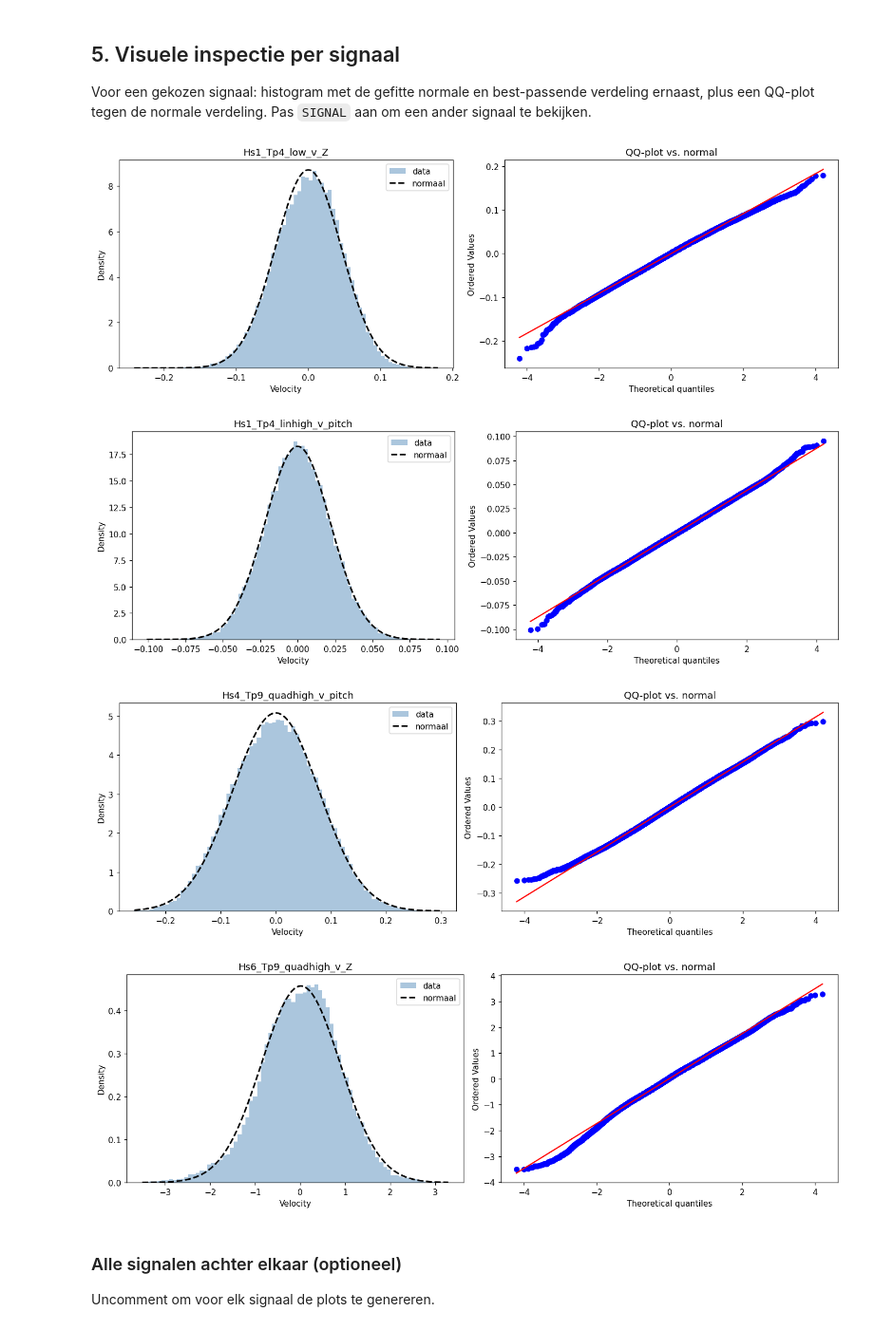
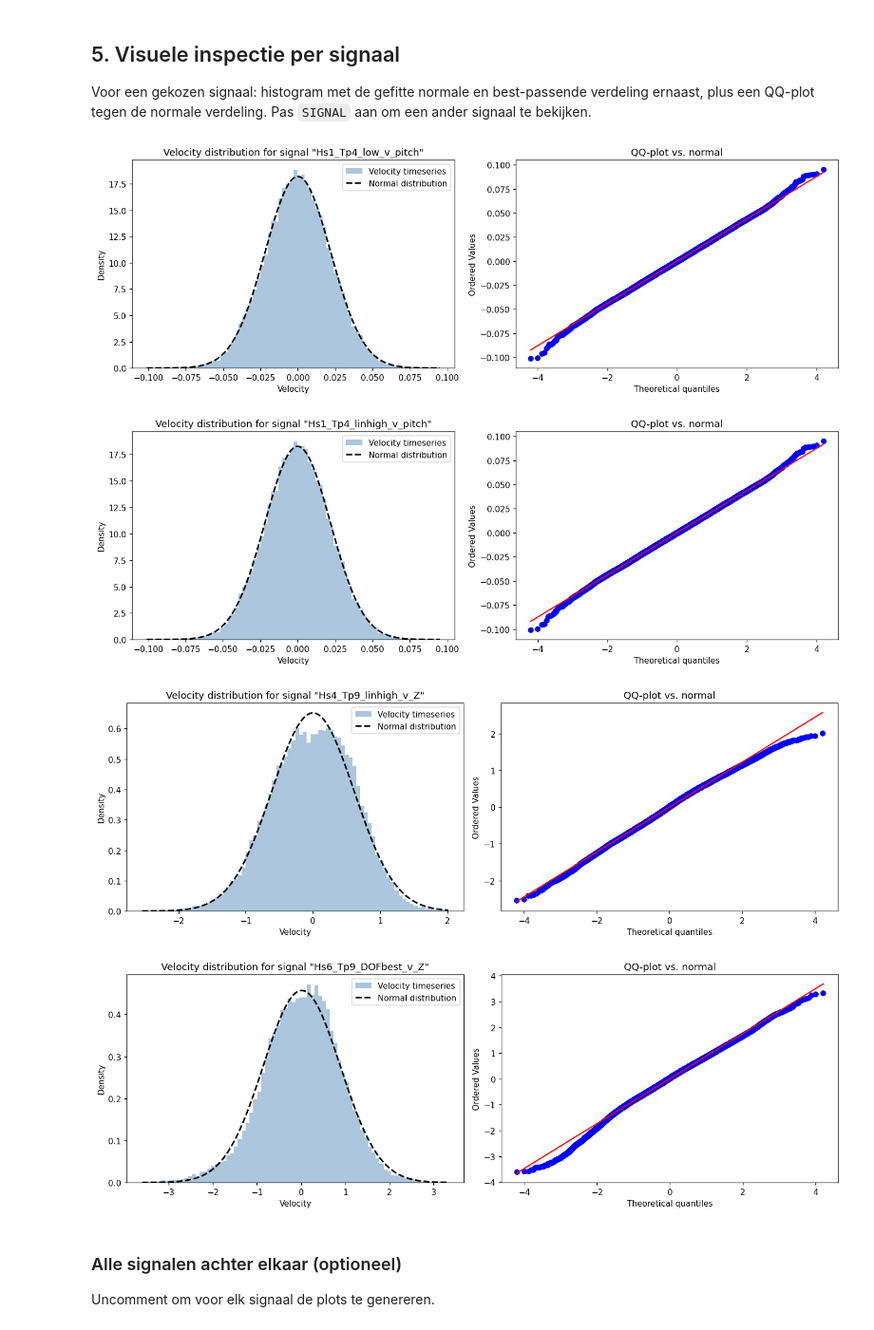
Before and after one commit to veravanspronsen/PHASE2_V2, a Jupyter notebook: Simulaties_redo/velocity_distribution_analysis.ipynb, the cells around one changed output. Shown at 95% size. Drawn from its saved outputs; the diff is of its cells as text; code cells hidden in the pictures.

```diff
--- a/Simulaties_redo/velocity_distribution_analysis.ipynb
+++ b/Simulaties_redo/velocity_distribution_analysis.ipynb
@@ -206,40 +182,40 @@ Voor een gekozen signaal: histogram met de gefitte normale en best-passende verd
 # %%
 def plot_signal(signal):
     x = df[signal].values
     results = fit_cache[signal]
-    best = best_fit_df.loc[signal, 'best_dist']
+    # best = best_fit_df.loc[signal, 'best_dist']
 
     fig, (ax1, ax2) = plt.subplots(1, 2, figsize=(13, 4.5))
 
     # Histogram + fits
-    ax1.hist(x, bins=80, density=True, alpha=0.45, color='steelblue', label='data')
+    ax1.hist(x, bins=80, density=True, alpha=0.45, color='steelblue', label='Velocity timeseries')
     xs = np.linspace(x.min(), x.max(), 400)
     norm_params = results['norm']['params']
-    ax1.plot(xs, stats.norm.pdf(xs, *norm_params), 'k--', lw=2, label='normaal')
+    ax1.plot(xs, stats.norm.pdf(xs, *norm_params), 'k--', lw=2, label='Normal distribution')
     # if best != 'norm':
     #     bp = results[best]['params']
     #     ax1.plot(xs, CANDIDATES[best].pdf(xs, *bp), 'r-', lw=2, label=f'best: {best}')
-    ax1.set_title(f'{signal}')
+    ax1.set_title(f'Velocity distribution for signal "{signal}"')
     ax1.set_xlabel('Velocity'); ax1.set_ylabel('Density'); ax1.legend()
 
     # QQ-plot tegen normaal
     stats.probplot(x, dist='norm', plot=ax2)
     ax2.set_title('QQ-plot vs. normal')
     plt.tight_layout(); plt.show()
 
-SIGNAL = signal_cols[0]  # <-- pas aan om een ander signaal te bekijken
+SIGNAL = signal_cols[1]  # <-- pas aan om een ander signaal te bekijken
 plot_signal(SIGNAL)
 SIGNAL = signal_cols[4]  # <-- pas aan om een ander signaal te bekijken
 plot_signal(SIGNAL)
-SIGNAL = signal_cols[19]  # <-- pas aan om een ander signaal te bekijken
+SIGNAL = signal_cols[15]  # <-- pas aan om een ander signaal te bekijken
 plot_signal(SIGNAL)
-SIGNAL = signal_cols[30]  # <-- pas aan om een ander signaal te bekijken
+SIGNAL = signal_cols[33]  # <-- pas aan om een ander signaal te bekijken
 plot_signal(SIGNAL)
 # %% [output]
-[figure, old version]
+[figure, new version]
-[figure, old version]
+[figure, new version]
-[figure, old version]
+[figure, new version]
-[figure, old version]
+[figure, new version]
 # %% [markdown]
 ### Alle signalen achter elkaar (optioneel)
 Uncomment om voor elk signaal de plots te genereren.
```
Also changed, not shown: parts of 1 cell of this notebook, 26 other files.
